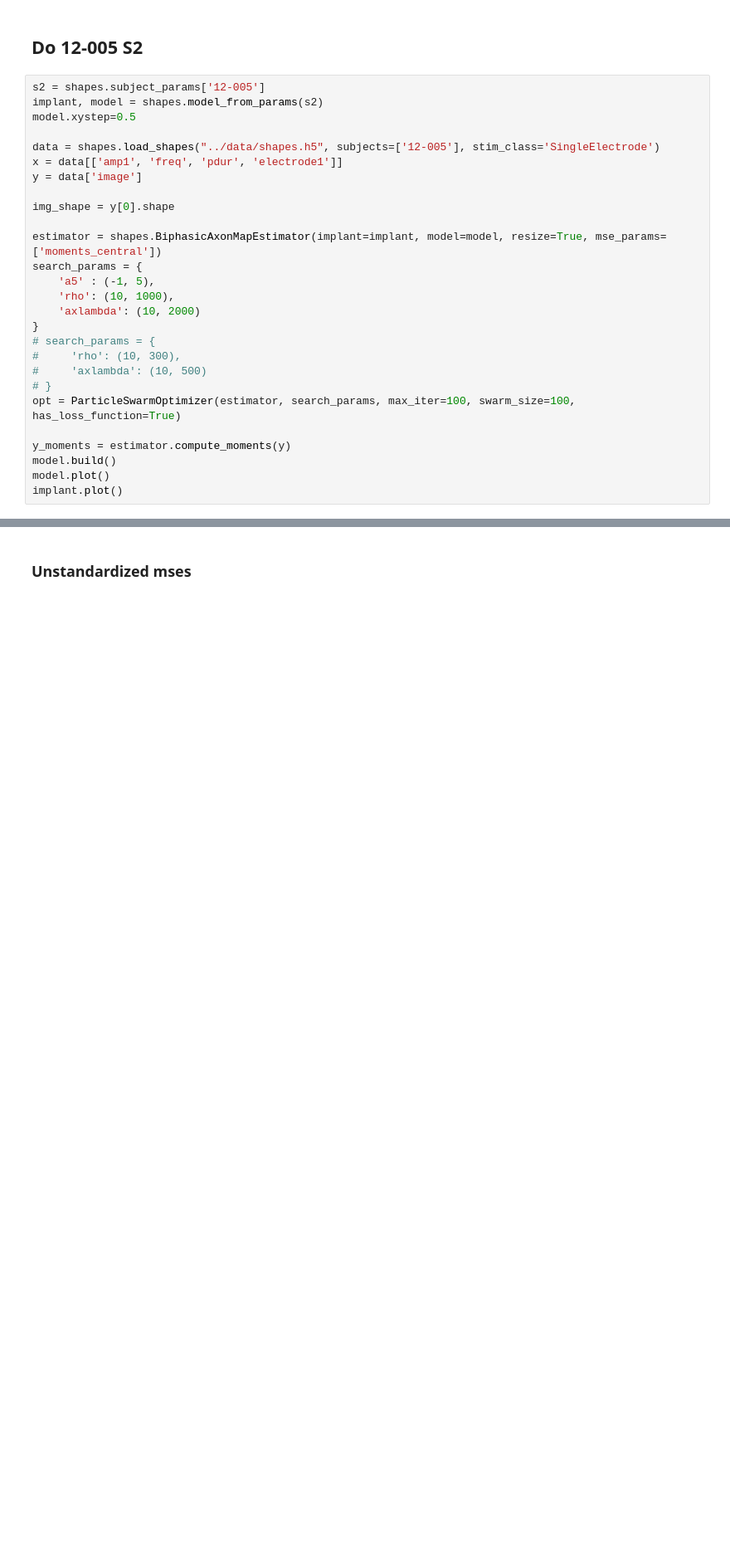
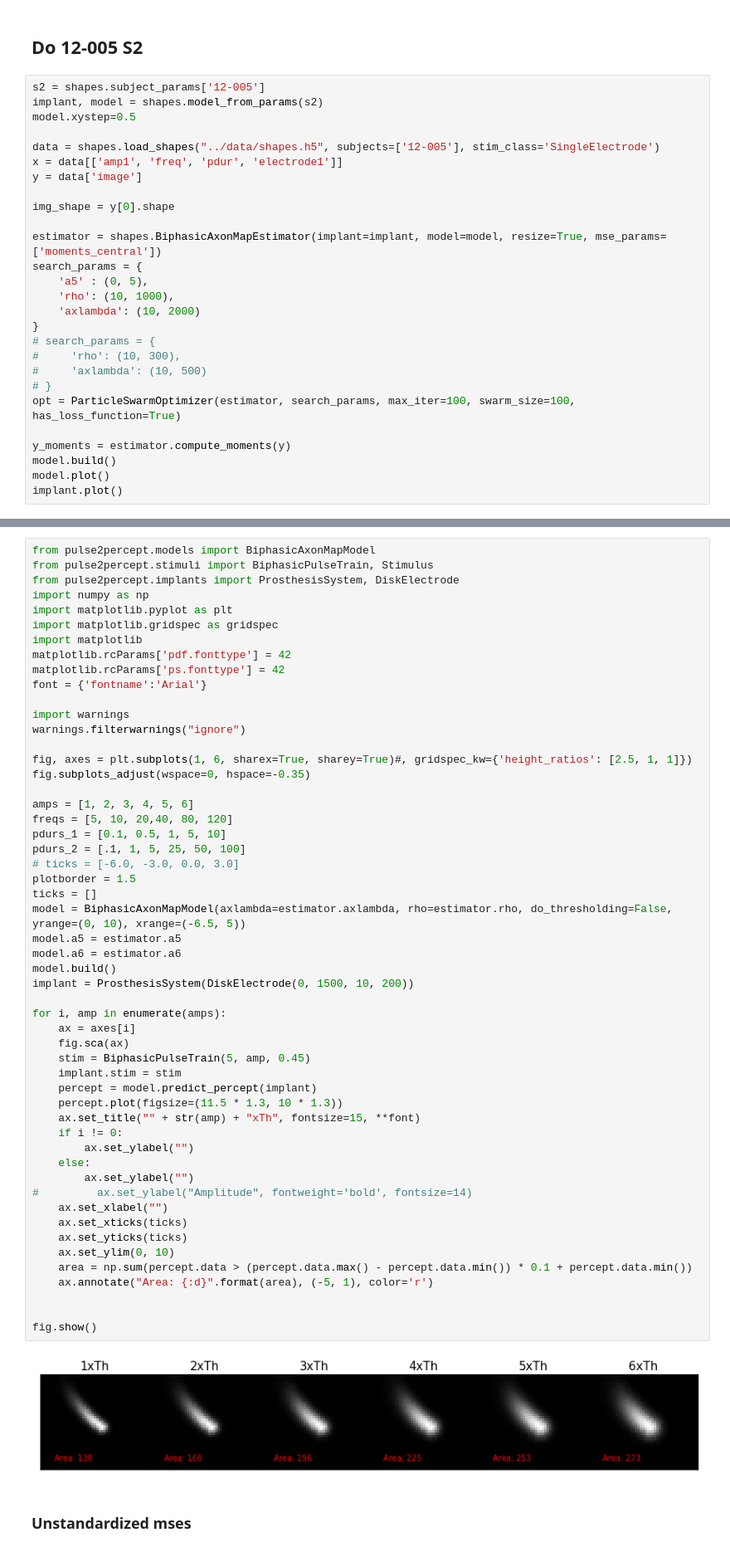
Before and after one commit to bionicvisionlab/shapes, a Jupyter notebook: notebooks/shapes_tester.ipynb, the cells around one changed output, grey strips where cells are left out. Shown: that part at 83% size. Cells and saved outputs as stored; diff of their text form; blank space fills up the shorter version.

```diff
--- a/notebooks/shapes_tester.ipynb
+++ b/notebooks/shapes_tester.ipynb
@@ -23,7 +23,7 @@ img_shape = y[0].shape
 
 estimator = shapes.BiphasicAxonMapEstimator(implant=implant, model=model, resize=True, mse_params=['moments_central'])
 search_params = {
-    'a5' : (-1, 5),
+    'a5' : (0, 5),
     'rho': (10, 1000),
     'axlambda': (10, 2000)
 }
@@ -77,3 +109,58 @@ score=7.531, rho=66.9, lambda=708.0, a5=0.843, a6=-0.054, mses: ['M00: 1.207', '
+# %%
+from pulse2percept.models import BiphasicAxonMapModel
+from pulse2percept.stimuli import BiphasicPulseTrain, Stimulus
+from pulse2percept.implants import ProsthesisSystem, DiskElectrode
+import numpy as np
+import matplotlib.pyplot as plt
+import matplotlib.gridspec as gridspec
+import matplotlib
+matplotlib.rcParams['pdf.fonttype'] = 42
+matplotlib.rcParams['ps.fonttype'] = 42
+font = {'fontname':'Arial'}
+
+import warnings
+warnings.filterwarnings("ignore")
+
+fig, axes = plt.subplots(1, 6, sharex=True, sharey=True)#, gridspec_kw={'height_ratios': [2.5, 1, 1]})
+fig.subplots_adjust(wspace=0, hspace=-0.35)
+
+amps = [1, 2, 3, 4, 5, 6]
+freqs = [5, 10, 20,40, 80, 120]
+pdurs_1 = [0.1, 0.5, 1, 5, 10]
+pdurs_2 = [.1, 1, 5, 25, 50, 100]
+# ticks = [-6.0, -3.0, 0.0, 3.0]
+plotborder = 1.5
+ticks = []
+model = BiphasicAxonMapModel(axlambda=estimator.axlambda, rho=estimator.rho, do_thresholding=False, yrange=(0, 10), xrange=(-6.5, 5))
+model.a5 = estimator.a5
+model.a6 = estimator.a6
+model.build()
+implant = ProsthesisSystem(DiskElectrode(0, 1500, 10, 200))
+
+for i, amp in enumerate(amps):
+    ax = axes[i]
+    fig.sca(ax)
+    stim = BiphasicPulseTrain(5, amp, 0.45)
+    implant.stim = stim
+    percept = model.predict_percept(implant)
+    percept.plot(figsize=(11.5 * 1.3, 10 * 1.3))
+    ax.set_title("" + str(amp) + "xTh", fontsize=15, **font)
+    if i != 0:
+        ax.set_ylabel("")
+    else:
+        ax.set_ylabel("")
+#         ax.set_ylabel("Amplitude", fontweight='bold', fontsize=14)
+    ax.set_xlabel("")
+    ax.set_xticks(ticks)
+    ax.set_yticks(ticks)
+    ax.set_ylim(0, 10)
+    area = np.sum(percept.data > (percept.data.max() - percept.data.min()) * 0.1 + percept.data.min())
+    ax.annotate("Area: {:d}".format(area), (-5, 1), color='r')
+
+
+fig.show()
+# %% [output]
+[figure, added]
 # %% [markdown]
 ### Unstandardized mses
 # %%
```
Also changed, not shown: parts of 6 cells of this notebook.
